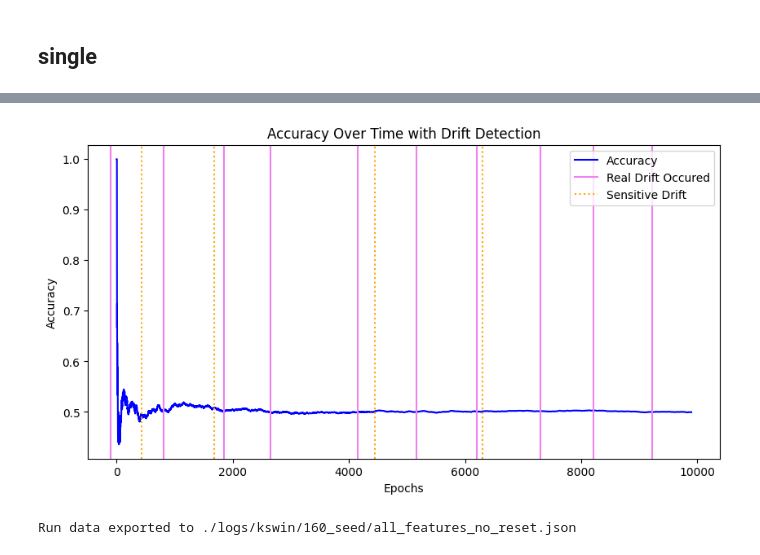
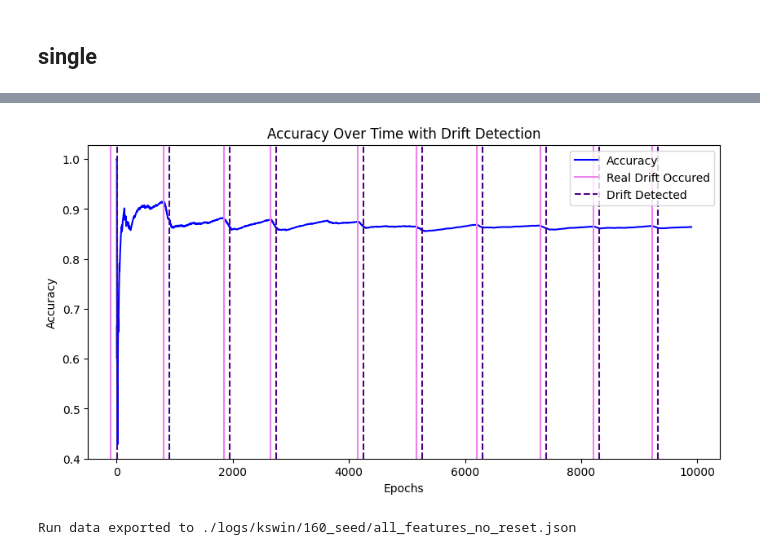
Before and after one commit to wpartycja/ml-in-data-streams, a Jupyter notebook: drift_detection.ipynb, the cells around one changed output, grey strips where cells are left out. Saved outputs shown, nothing was run; the diff lists cells and outputs as text; code cells hidden in the pictures.

Commit message:
added oracle

```diff
--- a/drift_detection.ipynb
+++ b/drift_detection.ipynb
@@ -63,16 +63,16 @@ sensitive_detector = drift.KSWIN(alpha=0.05)
 
 runner = DriftDetectionRunner(
     generator=generator,
-    drift_detector=main_detector,
-    sensitive_drift_detector=sensitive_detector,
-    model_type='majority',
-    feature_selector=feature_selector,
+    drift_detector=None,
+    sensitive_drift_detector=None,
+    model_type='hoeffding',
+    feature_selector=None,
     plot_path=plot_path,
     export_path=export_path,
     print_plot=True
 
 )
-runner.run(mode=strategy)
+runner.run(mode='oracle_drift')
 
 # runner = DriftDetectionRunner(generator, drift.ADWIN(), feature_selector, n_history=2000, plot_path=plot_path, export_path=export_path)
 # runner.run(mode=strategy)
@@ -96,5 +96,5 @@ Weighted      49.91%   49.95%   48.35%
 Plot saved to ./plots/kswin/160_seed/all_features_no_reset.png
-[figure, old version]
+[figure, new version]
 Run data exported to ./logs/kswin/160_seed/all_features_no_reset.json
 # %%
 # strategies = [
```
Also changed, not shown: parts of 1 cell of this notebook, 2 other files.
